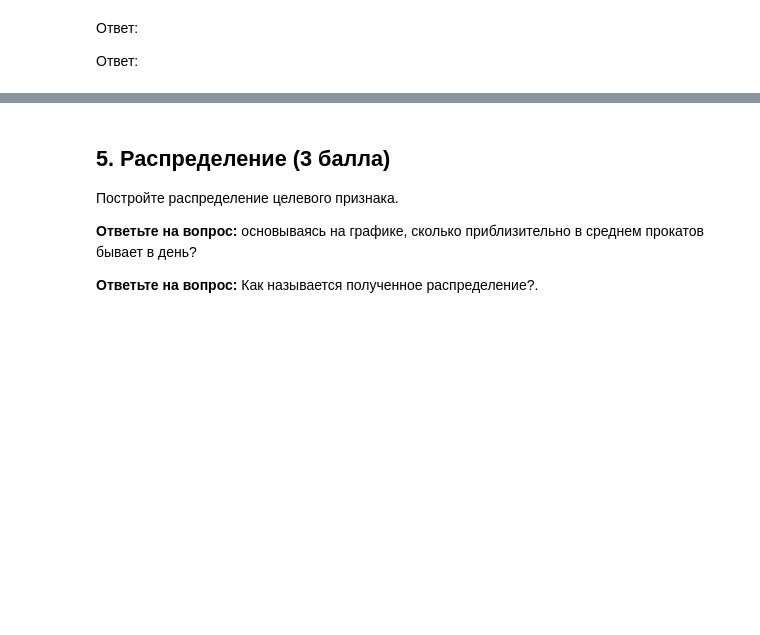
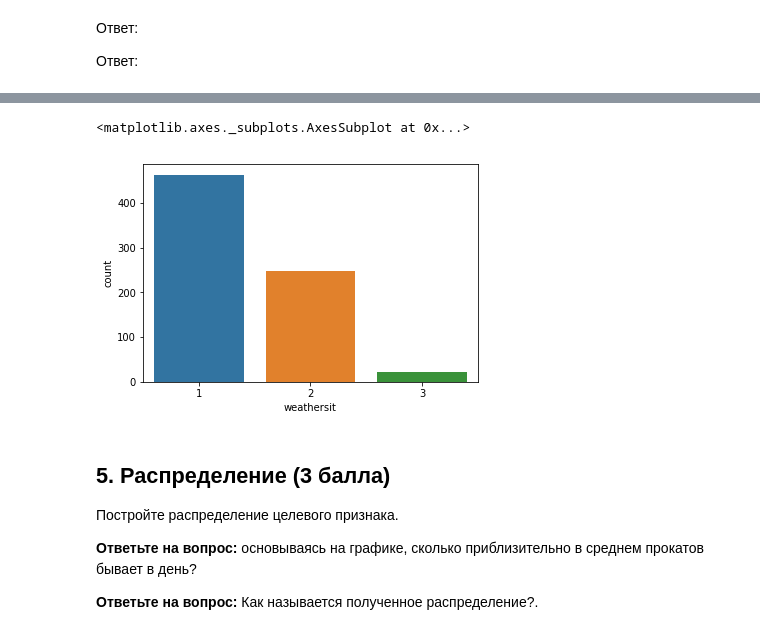
Before and after one commit to KaratsevN/ML-course-by-7-bits, a Jupyter notebook: week3/homework/week03_homework_03-01-visualisation-homework.ipynb, the cells around one changed output, grey strips where cells are left out. Cells and saved outputs as stored; diff of their text form; code cells hidden in the pictures; blank space fills up the shorter version.

```diff
--- a/week3/homework/week03_homework_03-01-visualisation-homework.ipynb
+++ b/week3/homework/week03_homework_03-01-visualisation-homework.ipynb
@@ -175,3 +194,8 @@ _(чем больше значение, тем больше прокатов и
+# %%
+sns.countplot(x = 'weathersit', data = df)
+# %% [output]
+<matplotlib.axes._subplots.AxesSubplot at 0x...>
+[figure, added]
 # %% [markdown]
 ## 5. Распределение (3 балла)
 
```
Also changed, not shown: parts of 5 cells of this notebook, 6 other files.
